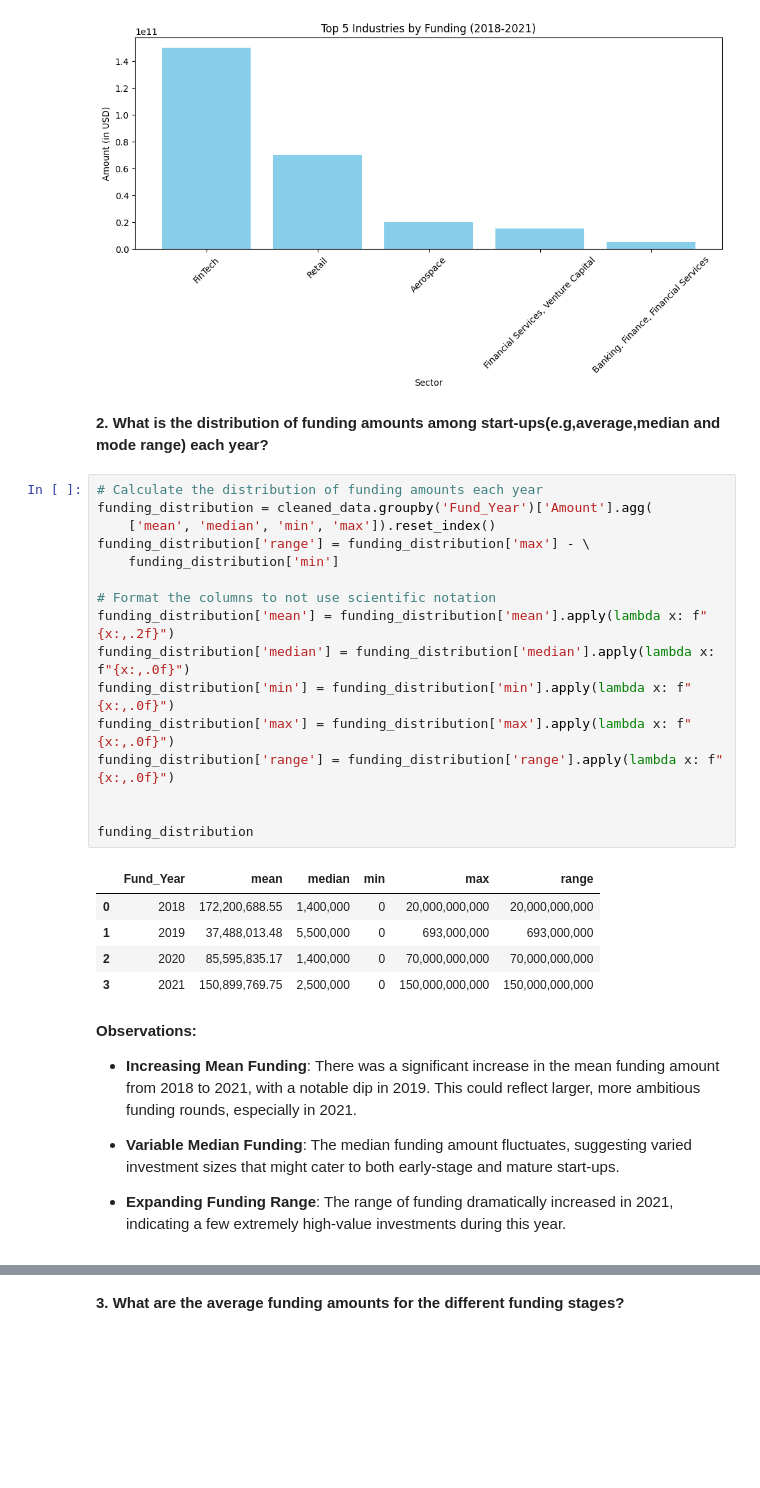
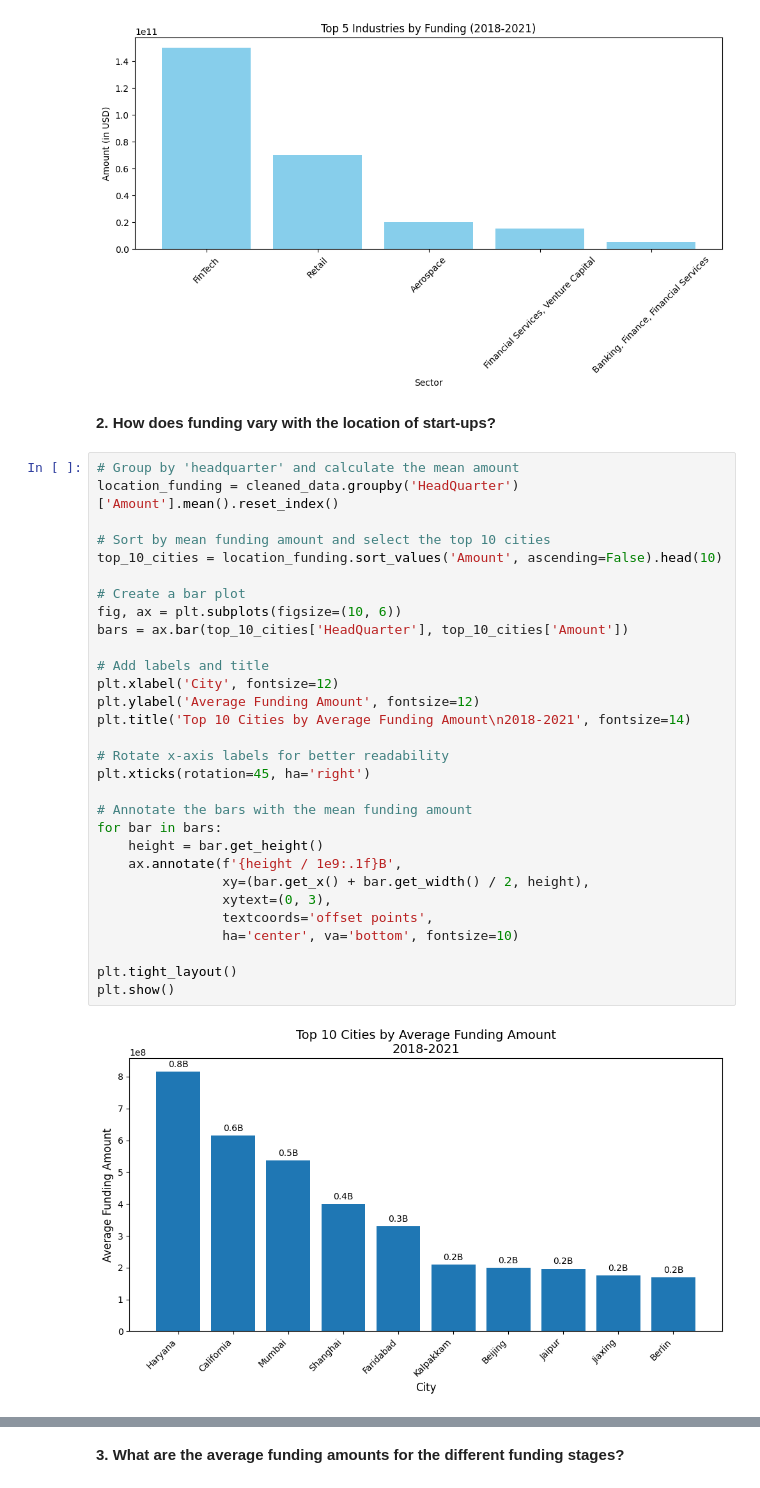
Before and after one commit to Sena-Aku-Agbotse/Indian-Startup, a Jupyter notebook: Notebooks/main.ipynb, the cells around one changed output, grey strips where cells are left out. Drawn from its saved outputs; the diff is of its cells as text; blank space fills up the shorter version.

```diff
--- a/Notebooks/main.ipynb
+++ b/Notebooks/main.ipynb
@@ -1177,35 +1177,37 @@ plt.tight_layout()
 plt.show()
 # %% [output]
 [figure]
-# %% [markdown]
-**2. What is the distribution of funding amounts among start-ups(e.g,average,median and mode range) each year?**
-# %%
-# Calculate the distribution of funding amounts each year
-funding_distribution = cleaned_data.groupby('Fund_Year')['Amount'].agg(
-    ['mean', 'median', 'min', 'max']).reset_index()
-funding_distribution['range'] = funding_distribution['max'] - \
-    funding_distribution['min']
-
-# Format the columns to not use scientific notation
-funding_distribution['mean'] = funding_distribution['mean'].apply(lambda x: f"{x:,.2f}")
-funding_distribution['median'] = funding_distribution['median'].apply(lambda x: f"{x:,.0f}")
-funding_distribution['min'] = funding_distribution['min'].apply(lambda x: f"{x:,.0f}")
-funding_distribution['max'] = funding_distribution['max'].apply(lambda x: f"{x:,.0f}")
-funding_distribution['range'] = funding_distribution['range'].apply(lambda x: f"{x:,.0f}")
-
-
-funding_distribution
-# %% [output]
-|  | Fund_Year | mean | median | min | max | range |
-| 0 | 2018 | 172,200,688.55 | 1,400,000 | 0 | 20,000,000,000 | 20,000,000,000 |
-| 1 | 2019 | 37,488,013.48 | 5,500,000 | 0 | 693,000,000 | 693,000,000 |
-| 2 | 2020 | 85,595,835.17 | 1,400,000 | 0 | 70,000,000,000 | 70,000,000,000 |
-| 3 | 2021 | 150,899,769.75 | 2,500,000 | 0 | 150,000,000,000 | 150,000,000,000 |
-# %% [markdown]
- **Observations:**
-
-- **Increasing Mean Funding**: There was a significant increase in the mean funding amount from 2018 to 2021, with a notable dip in 2019. This could reflect larger, more ambitious funding rounds, especially in 2021.
-
-- **Variable Median Funding**: The median funding amount fluctuates, suggesting varied investment sizes that might cater to both early-stage and mature start-ups.
-
-- **Expanding Funding Range**: The range of funding dramatically increased in 2021, indicating a few extremely high-value investments during this year.
+# %% [markdown]
+**2. How does funding vary with the location of start-ups?**
+# %%
+# Group by 'headquarter' and calculate the mean amount
+location_funding = cleaned_data.groupby('HeadQuarter')['Amount'].mean().reset_index()
+
+# Sort by mean funding amount and select the top 10 cities
+top_10_cities = location_funding.sort_values('Amount', ascending=False).head(10)
+
+# Create a bar plot
+fig, ax = plt.subplots(figsize=(10, 6))
+bars = ax.bar(top_10_cities['HeadQuarter'], top_10_cities['Amount'])
+
+# Add labels and title
+plt.xlabel('City', fontsize=12)
+plt.ylabel('Average Funding Amount', fontsize=12)
+plt.title('Top 10 Cities by Average Funding Amount\n2018-2021', fontsize=14)
+
+# Rotate x-axis labels for better readability
+plt.xticks(rotation=45, ha='right')
+
+# Annotate the bars with the mean funding amount
+for bar in bars:
+    height = bar.get_height()
+    ax.annotate(f'{height / 1e9:.1f}B',
+                xy=(bar.get_x() + bar.get_width() / 2, height),
+                xytext=(0, 3),
+                textcoords='offset points',
+                ha='center', va='bottom', fontsize=10)
+
+plt.tight_layout()
+plt.show()
+# %% [output]
+[figure, added]
```
Also changed, not shown: parts of 2 cells of this notebook.
